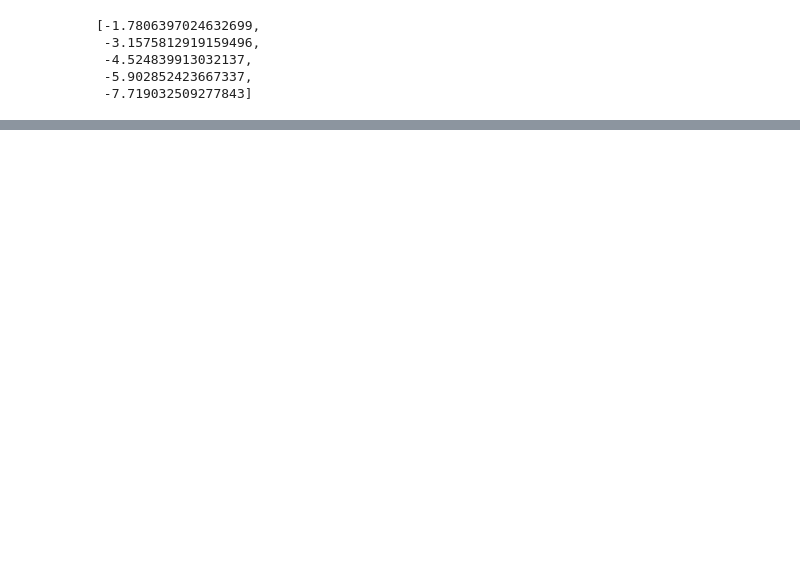
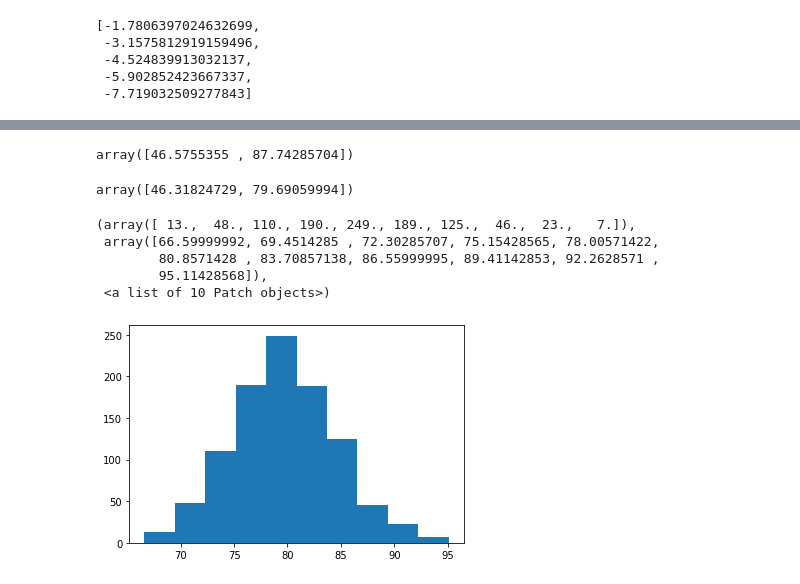
Before and after one commit to hubbs5/or-gym, a Jupyter notebook: notebooks/vm_packing_opt.ipynb, the cells around one changed output, grey strips where cells are left out. Cells and saved outputs as stored; diff of their text form; code cells hidden in the pictures; blank space fills up the shorter version.

```diff
--- a/notebooks/vm_packing_opt.ipynb
+++ b/notebooks/vm_packing_opt.ipynb
@@ -397,0 +456,26 @@ $$\textrm{s.t.} \;$$
+# %%
+env = or_gym.make('VMPacking-v0')
+# %%
+env.demand.sum(axis=0)
+# %% [output]
+array([46.5755355 , 87.74285704])
+# %%
+d = []
+for i in range(1000):
+    env.reset()
+    d.append(env.demand.sum(axis=0))
+# %%
+d = np.vstack(d)
+# %%
+d.mean(axis=0)
+# %% [output]
+array([46.31824729, 79.69059994])
+# %%
+plt.hist(d[:,1])
+# %% [output]
+(array([ 13.,  48., 110., 190., 249., 189., 125.,  46.,  23.,   7.]),
+ array([66.59999992, 69.4514285 , 72.30285707, 75.15428565, 78.00571422,
+        80.8571428 , 83.70857138, 86.55999995, 89.41142853, 92.2628571 ,
+        95.11428568]),
+ <a list of 10 Patch objects>)
+[figure, added]
```
Also changed, not shown: parts of 33 cells of this notebook, 5 other files.
